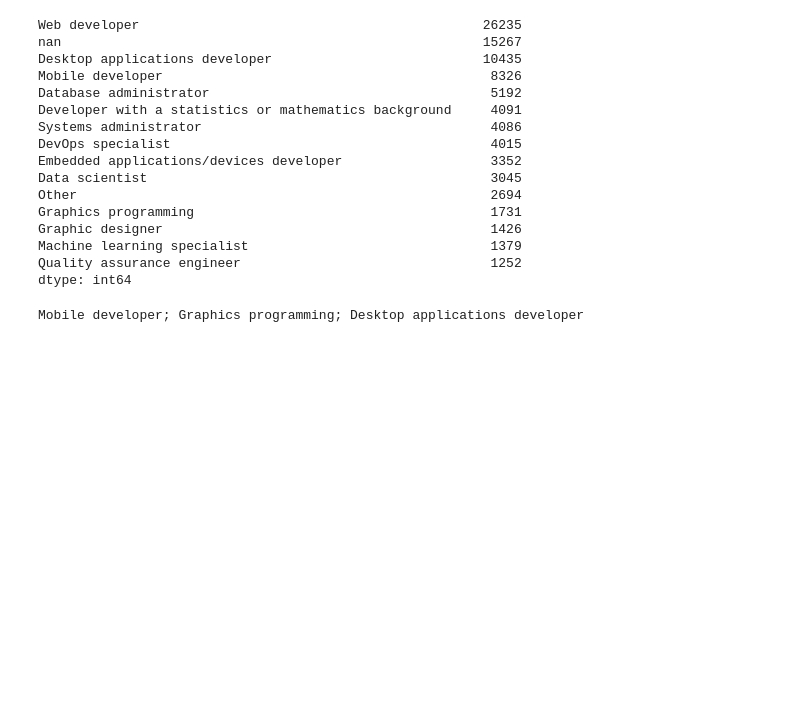
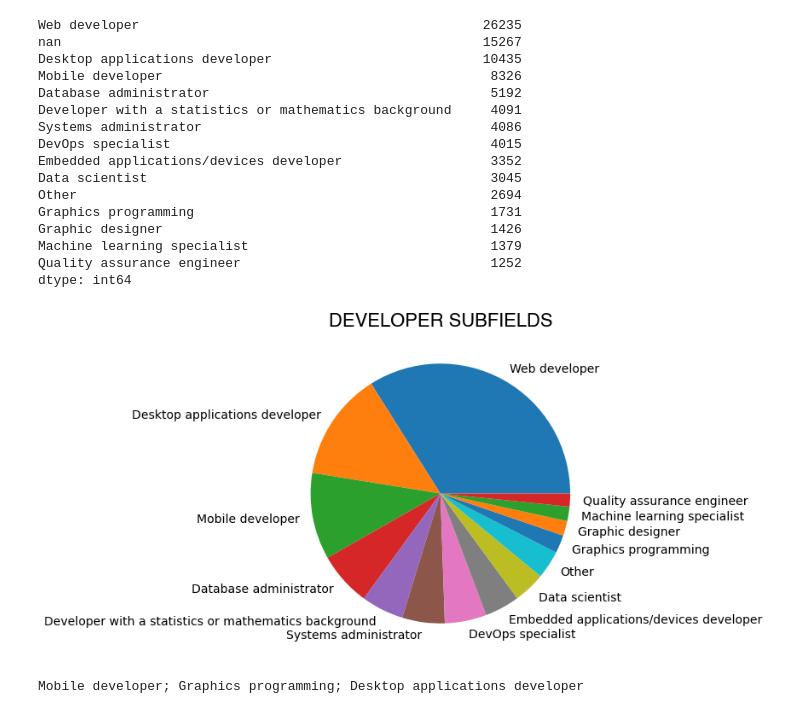
Before and after one commit to Roberto173797/StackOverflow-dataset-analysis, a Jupyter notebook: Stack Overflow analysis.ipynb, the cells around one changed output. Drawn from its saved outputs; the diff is of its cells as text; code cells hidden in the pictures; blank space fills up the shorter version.

```diff
--- a/Stack Overflow analysis.ipynb
+++ b/Stack Overflow analysis.ipynb
@@ -193,6 +193,23 @@ Graphic designer                                          1426
 Machine learning specialist                               1379
 Quality assurance engineer                                1252
 dtype: int64
+# %%
+fig, ax = plt.subplots(figsize=(13, 7))
+developer_type_dist_nonna = (
+    developer_type_dist[developer_type_dist.index != 'nan'])
+ax.pie(developer_type_dist_nonna,
+       labels=developer_type_dist_nonna.index,
+       textprops={'size': 14})
+ax.set_title("DEVELOPER SUBFIELDS",
+             size=22,
+             y=1.0,
+             fontdict={'family': 'Helvetica'},
+             fontweight='bold')
+#fig.tight_layout()
+fig.savefig('plots/developers subfields.png')
+plt.show()
+# %% [output]
+[figure, added]
 # %%
 # Just to show how this function works
 
```
Also changed, not shown: parts of 2 cells of this notebook, 2 other files.
